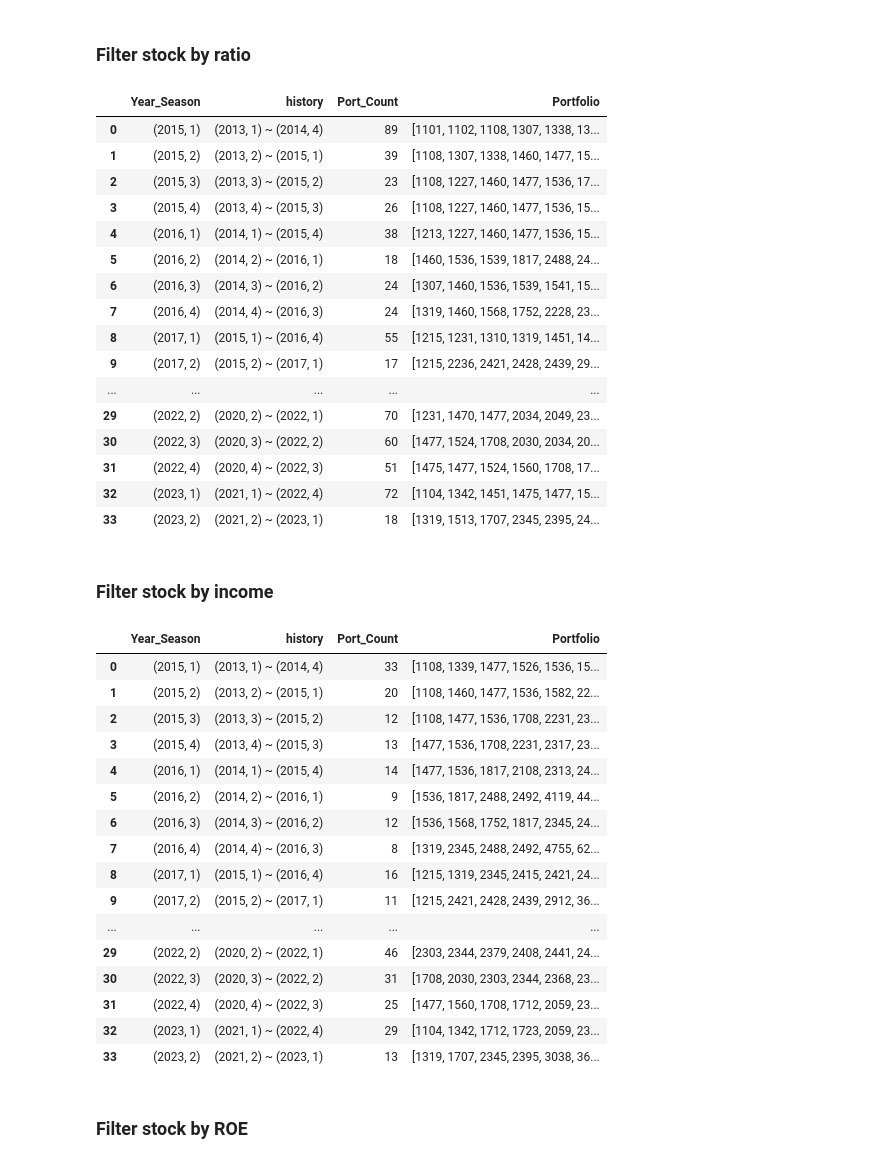
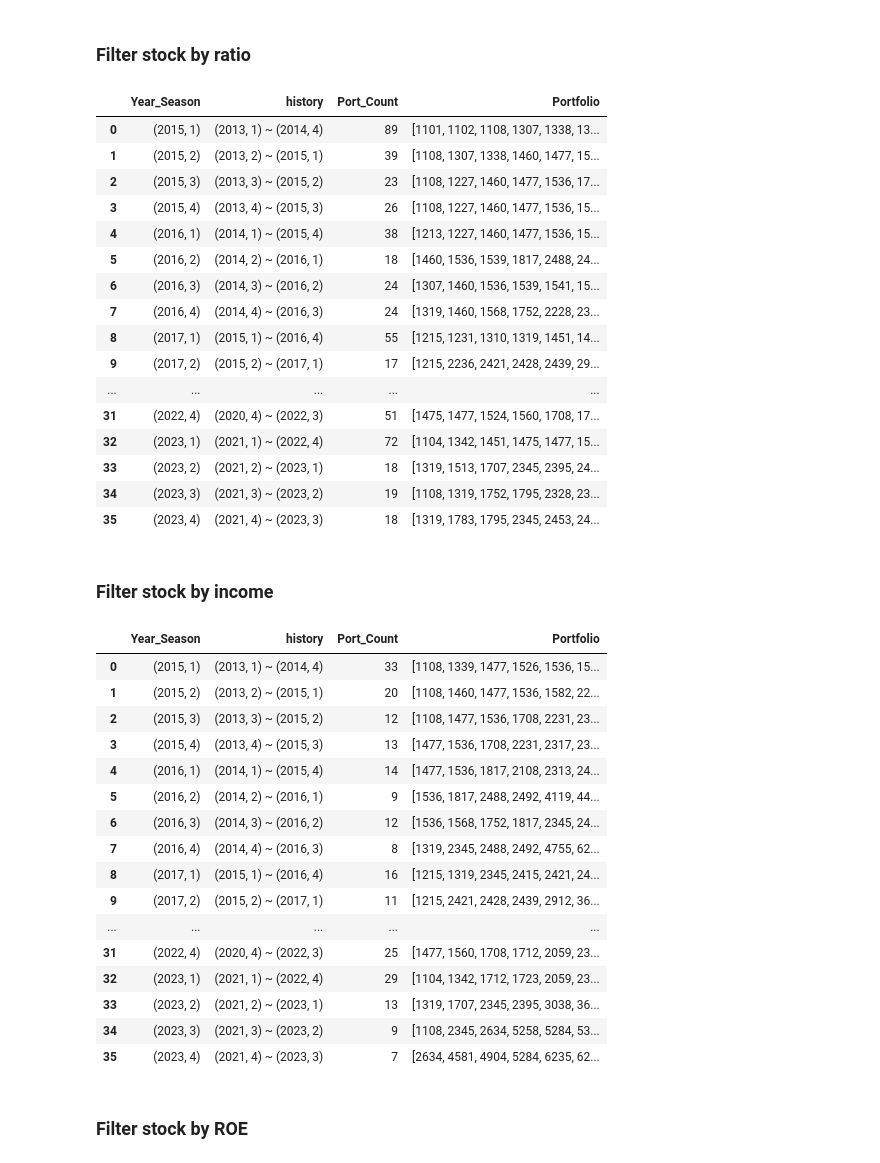
Before and after one commit to JulieKuo/stock, a Jupyter notebook: portfolio.ipynb, the cells around one changed output. Saved outputs shown, nothing was run; the diff lists cells and outputs as text; code cells hidden in the pictures.

```diff
--- a/portfolio.ipynb
+++ b/portfolio.ipynb
@@ -214,6 +214,13 @@ assets  = split_year(df = asset_raw,   name = "asset",  group_cols = ["Year", "S
 # %%
 filter_stock = []
 all_seasons = list(ratios.keys())
+
+# 加上最後的預測項
+if all_seasons[-1][1] == 4:
+    all_seasons.append(tuple((all_seasons[-1][0] + 1, 1)))
+else:
+    all_seasons.append(tuple((all_seasons[-1][0], all_seasons[-1][1] + 1)))
+
 for i in tqdm(range(len(all_seasons)-8)):
     # 抓出近8季資料
     ratio = pd.DataFrame()
@@ -228,38 +235,38 @@ for i in tqdm(range(len(all_seasons)-8)):
 
         # 近8季 營收、毛利率、營業利益率、稅後淨利率 > 0
         remove_flag = (df_group.loc[:, "Sales":"Net"] < 0).any().any()
         if remove_flag:
             continue
 
         # 近四季 營收YOY > 0、三率三升 (近四季 比 近八到五季 高)
         keep_flag = (df_group.loc[:3, "Sales":"Net"].values < df_group.loc[4:, "Sales":"Net"].values).all()
         if keep_flag:
             df_group = df_group.loc[4:].reset_index(drop = True)
             ratio1 = pd.concat([ratio1, df_group], ignore_index = True)
 
     portfolio = ratio1["Symbol"].unique()
     filter_stock.append([all_seasons[i+8], f"{all_seasons[i]} ~ {all_seasons[i+7]}", len(portfolio), portfolio])
 
 filter_stock = pd.DataFrame(filter_stock, columns = ["Year_Season", "history", "Port_Count", "Portfolio"])
 filter_stock
 # %% [output]
 |  | Year_Season | history | Port_Count | Portfolio |
 | 0 | (2015, 1) | (2013, 1) ~ (2014, 4) | 89 | [1101, 1102, 1108, 1307, 1338, 13... |
 | 1 | (2015, 2) | (2013, 2) ~ (2015, 1) | 39 | [1108, 1307, 1338, 1460, 1477, 15... |
 | 2 | (2015, 3) | (2013, 3) ~ (2015, 2) | 23 | [1108, 1227, 1460, 1477, 1536, 17... |
 | 3 | (2015, 4) | (2013, 4) ~ (2015, 3) | 26 | [1108, 1227, 1460, 1477, 1536, 15... |
 | 4 | (2016, 1) | (2014, 1) ~ (2015, 4) | 38 | [1213, 1227, 1460, 1477, 1536, 15... |
 | 5 | (2016, 2) | (2014, 2) ~ (2016, 1) | 18 | [1460, 1536, 1539, 1817, 2488, 24... |
 | 6 | (2016, 3) | (2014, 3) ~ (2016, 2) | 24 | [1307, 1460, 1536, 1539, 1541, 15... |
 | 7 | (2016, 4) | (2014, 4) ~ (2016, 3) | 24 | [1319, 1460, 1568, 1752, 2228, 23... |
 | 8 | (2017, 1) | (2015, 1) ~ (2016, 4) | 55 | [1215, 1231, 1310, 1319, 1451, 14... |
 | 9 | (2017, 2) | (2015, 2) ~ (2017, 1) | 17 | [1215, 2236, 2421, 2428, 2439, 29... |
 | ... | ... | ... | ... | ... |
-| 29 | (2022, 2) | (2020, 2) ~ (2022, 1) | 70 | [1231, 1470, 1477, 2034, 2049, 23... |
-| 30 | (2022, 3) | (2020, 3) ~ (2022, 2) | 60 | [1477, 1524, 1708, 2030, 2034, 20... |
 | 31 | (2022, 4) | (2020, 4) ~ (2022, 3) | 51 | [1475, 1477, 1524, 1560, 1708, 17... |
 | 32 | (2023, 1) | (2021, 1) ~ (2022, 4) | 72 | [1104, 1342, 1451, 1475, 1477, 15... |
 | 33 | (2023, 2) | (2021, 2) ~ (2023, 1) | 18 | [1319, 1513, 1707, 2345, 2395, 24... |
+| 34 | (2023, 3) | (2021, 3) ~ (2023, 2) | 19 | [1108, 1319, 1752, 1795, 2328, 23... |
+| 35 | (2023, 4) | (2021, 4) ~ (2023, 3) | 18 | [1319, 1783, 1795, 2345, 2453, 24... |
 # %% [markdown]
 ### Filter stock by income
 # %%
@@ -309,11 +316,11 @@ filter_stock
 | 8 | (2017, 1) | (2015, 1) ~ (2016, 4) | 16 | [1215, 1319, 2345, 2415, 2421, 24... |
 | 9 | (2017, 2) | (2015, 2) ~ (2017, 1) | 11 | [1215, 2421, 2428, 2439, 2912, 36... |
 | ... | ... | ... | ... | ... |
-| 29 | (2022, 2) | (2020, 2) ~ (2022, 1) | 46 | [2303, 2344, 2379, 2408, 2441, 24... |
-| 30 | (2022, 3) | (2020, 3) ~ (2022, 2) | 31 | [1708, 2030, 2303, 2344, 2368, 23... |
 | 31 | (2022, 4) | (2020, 4) ~ (2022, 3) | 25 | [1477, 1560, 1708, 1712, 2059, 23... |
 | 32 | (2023, 1) | (2021, 1) ~ (2022, 4) | 29 | [1104, 1342, 1712, 1723, 2059, 23... |
 | 33 | (2023, 2) | (2021, 2) ~ (2023, 1) | 13 | [1319, 1707, 2345, 2395, 3038, 36... |
+| 34 | (2023, 3) | (2021, 3) ~ (2023, 2) | 9 | [1108, 2345, 2634, 5258, 5284, 53... |
+| 35 | (2023, 4) | (2021, 4) ~ (2023, 3) | 7 | [2634, 4581, 4904, 5284, 6235, 62... |
 # %% [markdown]
 ### Filter stock by ROE
 # %%
```
Also changed, not shown: parts of 13 cells of this notebook.
